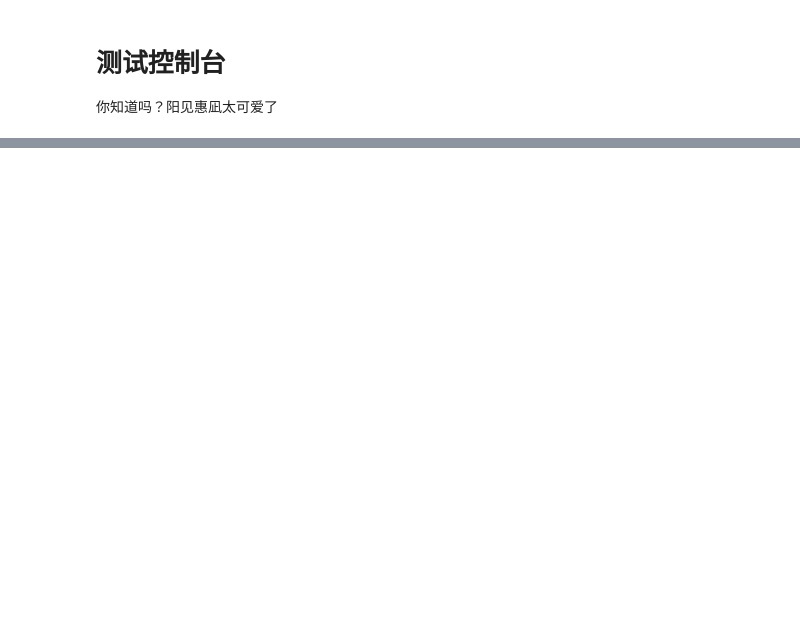
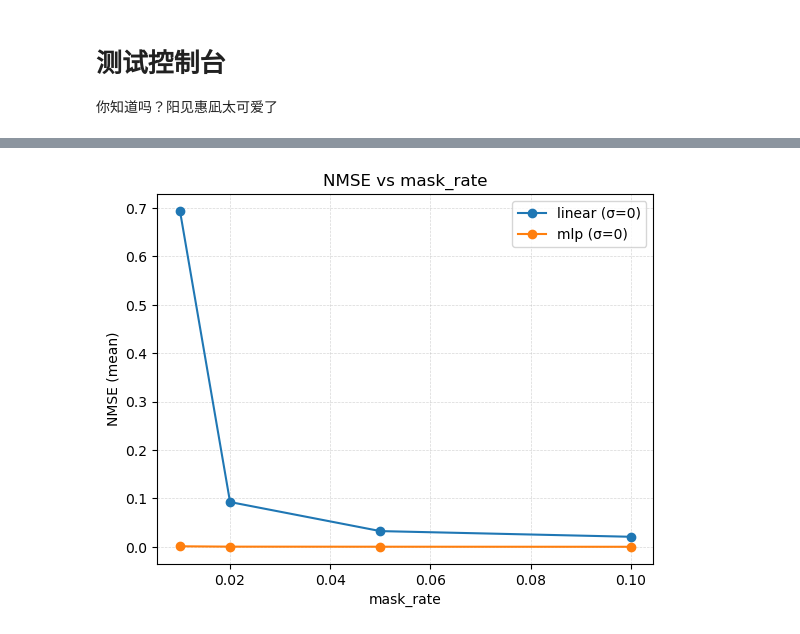
Before and after one commit to Flyingfish812/Ena, a Jupyter notebook: console.ipynb, the cells around one changed output, grey strips where cells are left out. Saved outputs shown, nothing was run; the diff lists cells and outputs as text; code cells hidden in the pictures; blank space fills up the shorter version.

```diff
--- a/console.ipynb
+++ b/console.ipynb
@@ -63,0 +86,92 @@ print("NMSE(MLP baseline)   =", res["nmse_mlp"])
+# %%
+from pathlib import Path
+from backend.config.schemas import DataConfig, PodConfig, EvalConfig, TrainConfig
+from backend.eval.reconstruction import run_linear_baseline_experiment, run_mlp_experiment
+from backend.eval.reports import results_to_dataframe
+from backend.viz.curves import plot_nmse_vs_mask_rate, plot_nmse_vs_noise
+from backend.viz.multiscale_plots import plot_multiscale_bar
+
+# 1. 配置
+data_cfg = DataConfig(
+    nc_path=Path("data/cylinder2d.nc"),
+    var_keys=("u", "v"),
+)
+
+pod_cfg = PodConfig(
+    r=128,
+    center=True,
+    save_dir=Path("artifacts/pod_r128"),
+)
+
+eval_cfg = EvalConfig(
+    mask_rates=[0.01, 0.02, 0.05, 0.1],
+    noise_sigmas=[0.0, 0.01, 0.02],
+    pod_bands={
+        "L": (0, 16),
+        "M": (16, 64),
+        "H": (64, 128),
+    },
+    save_dir=Path("artifacts/eval"),
+)
+
+train_cfg = TrainConfig(
+    mask_rate=0.02,                 # 这里只用于记录，真正训练时我们按 eval_cfg.mask_rates 循环
+    noise_sigma=0.01,               # 训练噪声
+    hidden_dims=(256, 256),
+    lr=1e-3,
+    batch_size=64,
+    max_epochs=50,
+    device="cuda",
+    save_dir=Path("artifacts/nn"),
+)
+
+# 2. 线性基线 sweep
+res_lin = run_linear_baseline_experiment(
+    data_cfg,
+    pod_cfg,
+    eval_cfg,
+    verbose=True,
+)
+
+df_lin = results_to_dataframe(res_lin)
+print(df_lin.head())
+
+# 3. MLP sweep
+res_mlp = run_mlp_experiment(
+    data_cfg,
+    pod_cfg,
+    eval_cfg,
+    train_cfg,
+    verbose=True,
+)
+
+df_mlp = results_to_dataframe(res_mlp)
+print(df_mlp.head())
+
+# 4. 画几张典型图
+import matplotlib.pyplot as plt
+
+plt.figure()
+ax = plt.gca()
+plot_nmse_vs_mask_rate(res_lin, ax=ax, label="linear")
+plot_nmse_vs_mask_rate(res_mlp, ax=ax, label="mlp")
+ax.legend()
+plt.show()
+
+plt.figure()
+ax = plt.gca()
+plot_nmse_vs_noise(res_lin, ax=ax, label="linear")
+plot_nmse_vs_noise(res_mlp, ax=ax, label="mlp")
+ax.legend()
+plt.show()
+
+# 拿一个组合的 band 误差柱状图
+some_entry = res_mlp["entries"][0]
+fig, ax = plt.subplots(1, 1, figsize=(4, 3))
+plot_multiscale_bar(
+    some_entry["band_errors"],
+    ax=ax,
+    title=f"MLP bands (p={some_entry['mask_rate']}, σ={some_entry['noise_sigma']})",
+)
+plt.show()
+# %% [output]
@@ -63,0 +195 @@ print("NMSE(MLP baseline)   =", res["nmse_mlp"])
+[figure, added]
```
Also changed, not shown: parts of 3 cells of this notebook, 7 other files.
